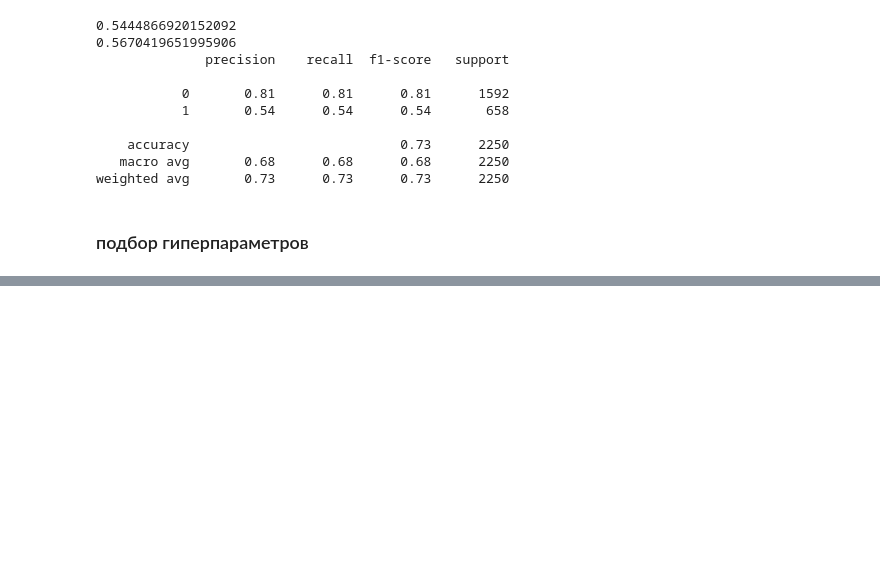
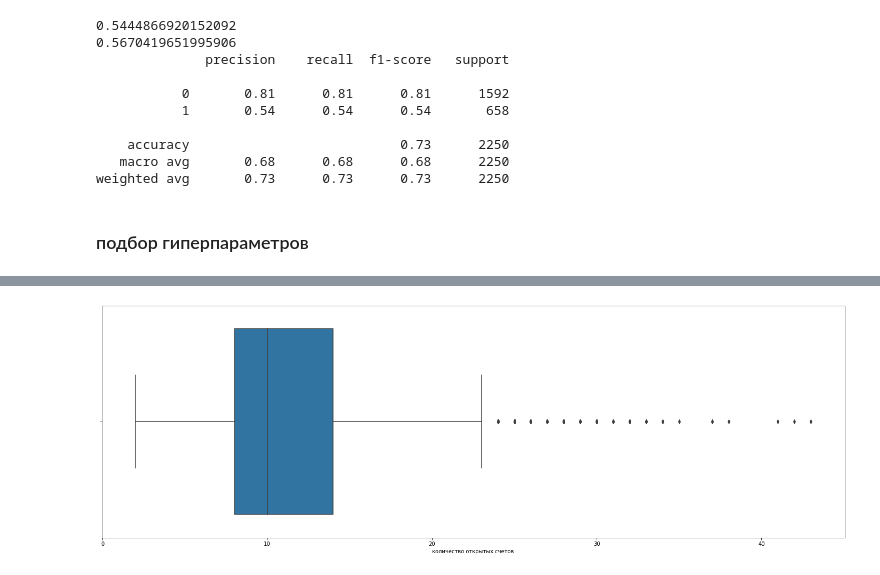
Before and after one commit to paldess/kursov_ml_2, a Jupyter notebook: kursov.ipynb, the cells around one changed output, grey strips where cells are left out. Cells and saved outputs as stored; diff of their text form; code cells hidden in the pictures; blank space fills up the shorter version.

```diff
--- a/kursov.ipynb
+++ b/kursov.ipynb
@@ -433,0 +376,6 @@ print(classification_report(y_test, y_pred_proba))
+# %%
+name = good_data[2]
+sns.boxplot(data[name])
+data[name][data[name]>25] = data[name].median()
+# %% [output]
+[figure, added]
```
Also changed, not shown: parts of 33 cells of this notebook.
